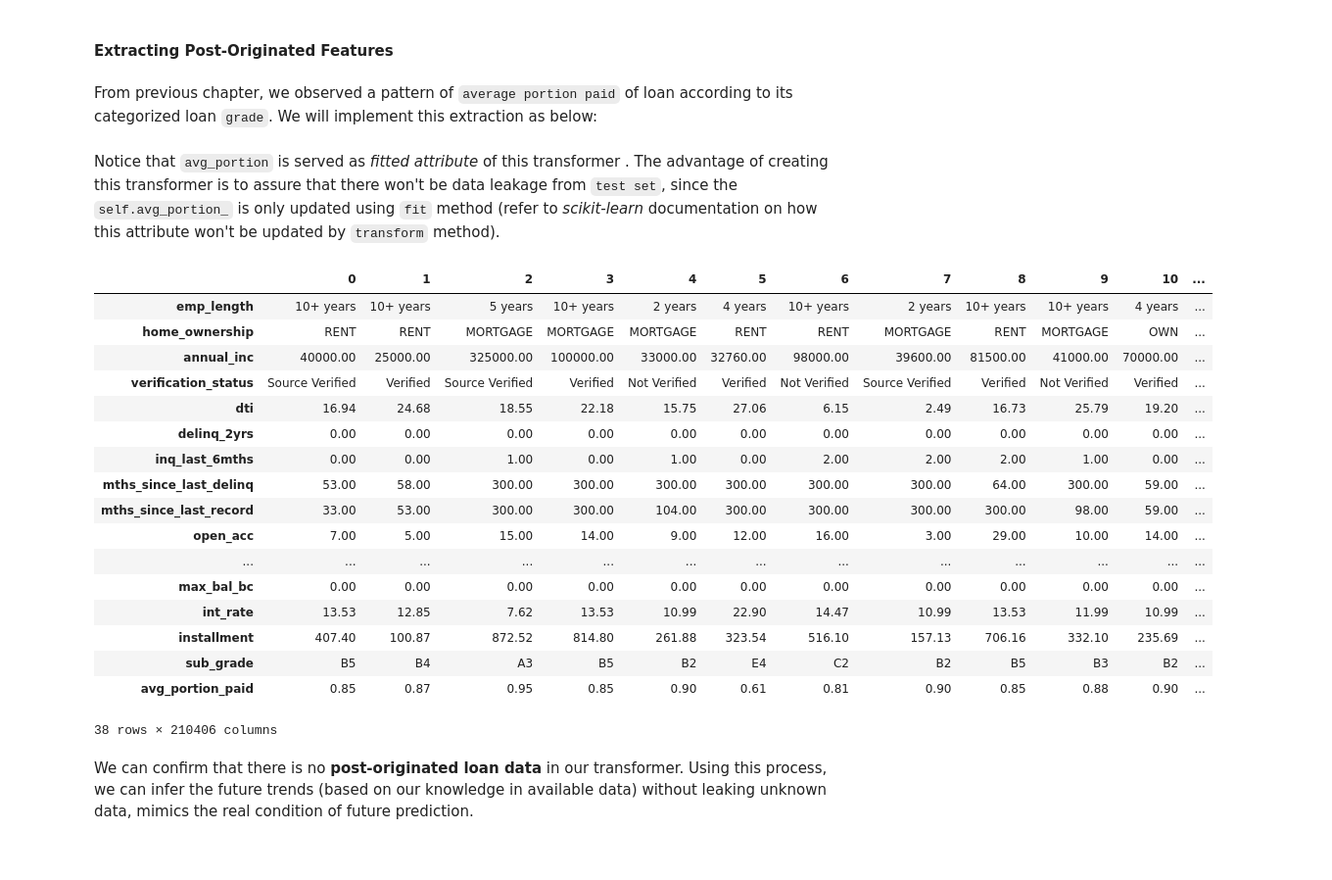
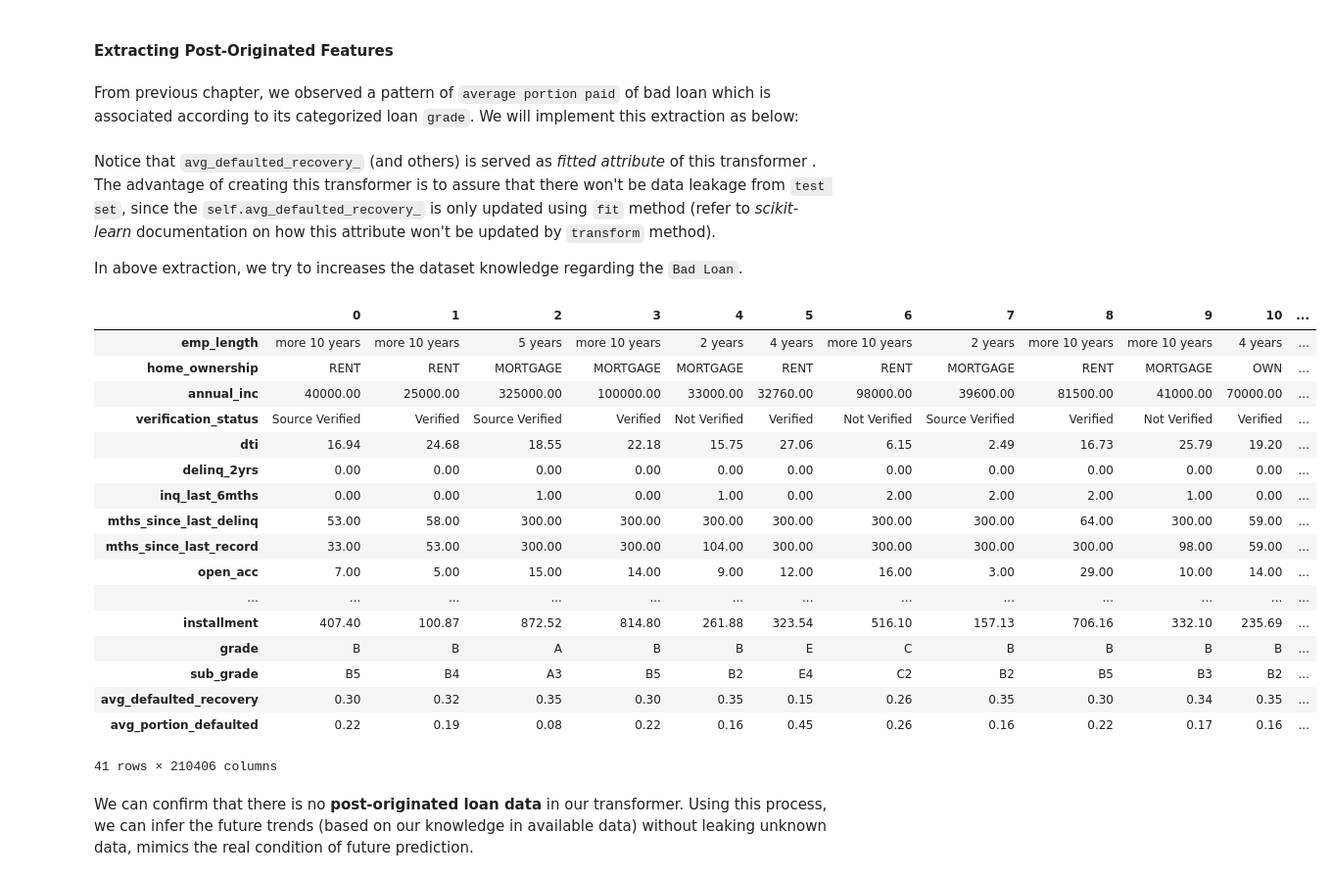
Before and after one commit to nbarizki/creditdefaultml, a Jupyter notebook: 3_Model_development.ipynb, the cells around one changed output. Shown: that part at 98% size. Drawn from its saved outputs; the diff is of its cells as text; code cells hidden in the pictures; blank space fills up the shorter version.

```diff
--- a/3_Model_development.ipynb
+++ b/3_Model_development.ipynb
@@ -312,7 +306,7 @@ for idx, column in enumerate(mths_column):
 # %% [markdown]
 #### **Extracting Post-Originated Features**
 # %% [markdown]
-From previous chapter, we observed a pattern of `average portion paid` of loan according to its categorized loan `grade`. We will implement this extraction as below:
+From previous chapter, we observed a pattern of `average portion paid` of bad loan which is associated according to its categorized loan `grade`. We will implement this extraction as below:
 # %%
 from sklearn.base import BaseEstimator, TransformerMixin
 
@@ -320,38 +314,52 @@ class LoanFeatureExtract(BaseEstimator, TransformerMixin):
     def __init__(self):
         pass
 
-    def fit(self, X, y=None):
+    def fit(self, X, y):
         X = X.assign(
             portion_paid=lambda x: x.total_rec_prncp / x.loan_amnt
             )
-        self.avg_portion_ = X\
+        bad_loan_mask = np.where(y == 'Bad Loan')[0]
+        map_loan_cat = {'Good Loan': 0, 'Bad Loan': 1}
+        self.avg_defaulted_recovery_ = X.iloc[bad_loan_mask, :]\
             .groupby('sub_grade')\
-            .aggregate(avg_portion_paid=pd.NamedAgg(column='portion_paid', aggfunc='mean'))\
+            .aggregate(avg_defaulted_recovery=pd.NamedAgg(column='portion_paid', aggfunc='mean'))\
             .reset_index()
+        self.portion_defaulted_ = \
+            pd.merge(X[['sub_grade']],
+                     pd.DataFrame(y, columns=['loan_category']).apply(lambda x: x.map(map_loan_cat)),
+                     left_index=True, right_index=True)\
+                .groupby('sub_grade')\
+                .aggregate(avg_portion_defaulted=pd.NamedAgg(column='loan_category', aggfunc='mean'))\
+                .reset_index()
         return self
 
     def transform(self, X, y=None):
         X = pd.merge(
-            X, self.avg_portion_, how='left', on='sub_grade'
+            X, self.avg_defaulted_recovery_, how='left', on='sub_grade'
             )
-        X = X.drop(columns=['total_rec_prncp', 'loan_amnt'])
+        X = pd.merge(
+            X, self.portion_defaulted_, how='left', on='sub_grade'
+            )
+        X = X.drop(columns=['total_rec_prncp'])
         return X
 # %% [markdown]
-Notice that `avg_portion` is served as *fitted attribute* of this transformer  . The advantage of creating this transformer is to assure that there won't be data leakage from `test set`, since the `self.avg_portion_` is only updated using `fit` method (refer to *scikit-learn* documentation on how this attribute won't be updated by `transform` method).
+Notice that `avg_defaulted_recovery_` (and others) is served as *fitted attribute* of this transformer  . The advantage of creating this transformer is to assure that there won't be data leakage from `test set`, since the `self.avg_defaulted_recovery_` is only updated using `fit` method (refer to *scikit-learn* documentation on how this attribute won't be updated by `transform` method).
+
+In above extraction, we try to increases the dataset knowledge regarding the `Bad Loan`.
 # %%
 dataset_preprocess = Pipeline([
     ('preprocess', LoanDataPreprocess()),
-    ('extract_label_predictor', LoanDataLabelPredictor(exclude=['term', 'earliest_cr_line', 'grade', 'pymnt_plan'],
+    ('extract_label_predictor', LoanDataLabelPredictor(exclude=['earliest_cr_line', 'pymnt_plan', 'policy_code'],
                                                        include=['total_rec_prncp'])),
     ('missing_handler', LoanDataMissingHandler()),
     ])
 
 X_train, y_train = dataset_preprocess.fit_transform(train_set)
 extract_feature = LoanFeatureExtract()
-extract_feature.fit_transform(X_train).T
+extract_feature.fit_transform(X_train, y_train).T
 # %% [output]
 |  | 0 | 1 | 2 | 3 | 4 | 5 | 6 | 7 | 8 | 9 | 10 | ... |
-| emp_length | 10+ years | 10+ years | 5 years | 10+ years | 2 years | 4 years | 10+ years | 2 years | 10+ years | 10+ years | 4 years | ... |
+| emp_length | more 10 years | more 10 years | 5 years | more 10 years | 2 years | 4 years | more 10 years | 2 years | more 10 years | more 10 years | 4 years | ... |
 | home_ownership | RENT | RENT | MORTGAGE | MORTGAGE | MORTGAGE | RENT | RENT | MORTGAGE | RENT | MORTGAGE | OWN | ... |
 | annual_inc | 40000.00 | 25000.00 | 325000.00 | 100000.00 | 33000.00 | 32760.00 | 98000.00 | 39600.00 | 81500.00 | 41000.00 | 70000.00 | ... |
 | verification_status | Source Verified | Verified | Source Verified | Verified | Not Verified | Verified | Not Verified | Source Verified | Verified | Not Verified | Verified | ... |
@@ -362,12 +370,12 @@ extract_feature.fit_transform(X_train).T
 | mths_since_last_record | 33.00 | 53.00 | 300.00 | 300.00 | 104.00 | 300.00 | 300.00 | 300.00 | 300.00 | 98.00 | 59.00 | ... |
 | open_acc | 7.00 | 5.00 | 15.00 | 14.00 | 9.00 | 12.00 | 16.00 | 3.00 | 29.00 | 10.00 | 14.00 | ... |
 | ... | ... | ... | ... | ... | ... | ... | ... | ... | ... | ... | ... | ... |
-| max_bal_bc | 0.00 | 0.00 | 0.00 | 0.00 | 0.00 | 0.00 | 0.00 | 0.00 | 0.00 | 0.00 | 0.00 | ... |
-| int_rate | 13.53 | 12.85 | 7.62 | 13.53 | 10.99 | 22.90 | 14.47 | 10.99 | 13.53 | 11.99 | 10.99 | ... |
 | installment | 407.40 | 100.87 | 872.52 | 814.80 | 261.88 | 323.54 | 516.10 | 157.13 | 706.16 | 332.10 | 235.69 | ... |
+| grade | B | B | A | B | B | E | C | B | B | B | B | ... |
 | sub_grade | B5 | B4 | A3 | B5 | B2 | E4 | C2 | B2 | B5 | B3 | B2 | ... |
-| avg_portion_paid | 0.85 | 0.87 | 0.95 | 0.85 | 0.90 | 0.61 | 0.81 | 0.90 | 0.85 | 0.88 | 0.90 | ... |
+| avg_defaulted_recovery | 0.30 | 0.32 | 0.35 | 0.30 | 0.35 | 0.15 | 0.26 | 0.35 | 0.30 | 0.34 | 0.35 | ... |
+| avg_portion_defaulted | 0.22 | 0.19 | 0.08 | 0.22 | 0.16 | 0.45 | 0.26 | 0.16 | 0.22 | 0.17 | 0.16 | ... |
-38 rows × 210406 columns
+41 rows × 210406 columns
 # %% [markdown]
 We can confirm that there is no **post-originated loan data** in our transformer. Using this process, we can infer the future trends (based on our knowledge in available data) without leaking unknown data, mimics the real condition of future prediction.
 # %% [markdown]
```
Also changed, not shown: parts of 27 cells of this notebook, 1 other file.
